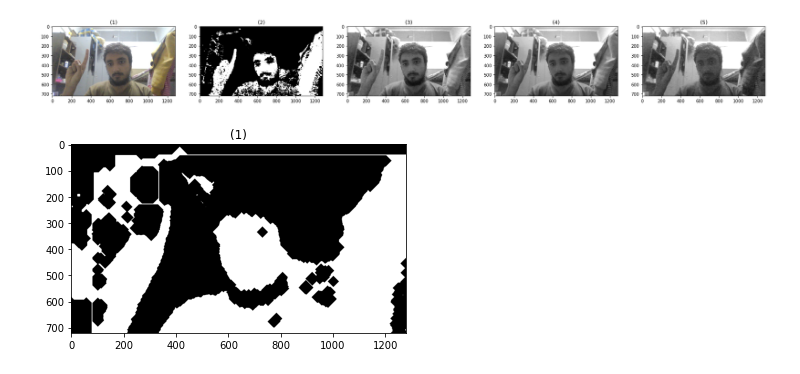
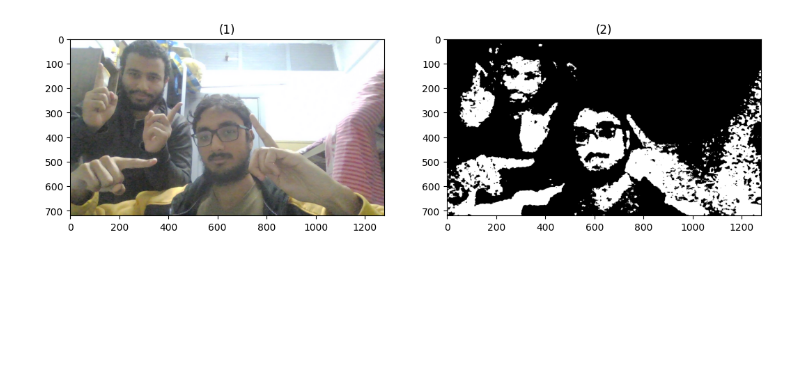
Before and after one commit to Mamdouh-Attia/AI_Virtual_Mouse, a Jupyter notebook: hand-detection.ipynb, the cells around one changed output. Drawn from its saved outputs; the diff is of its cells as text; code cells hidden in the pictures; blank space fills up the shorter version.

```diff
--- a/hand-detection.ipynb
+++ b/hand-detection.ipynb
@@ -13,25 +167,15 @@ dict_keys(['__header__', '__version__', '__globals__', 'centre_pixel'])
+# %%
+img = io.imread('./images/image9.jpeg')
 # %%
-img = io.imread('./images/image8.jpeg')
+
+mainImg = img
 R = img[:, :, 0]
 G = img[:, :, 1]
 B = img[:, :, 2]
 Y = 0.299 * R + 0.587 * G + 0.114 * B
 Cb = (B - Y) * 0.564 + 128
 Cr = (R - Y) * 0.713 + 128
-outImg = np.zeros((img.shape[0], img.shape[1]))
-for i in range(img.shape[0]):
-    for j in range(img.shape[1]):
-        outImg[i][j] = Cb[i][j] >= 77 and Cb[i][j] <= 127 and Cr[i][j] >= 133 and Cb[i][j] <= 180
-show_images([img, outImg, R, G, B])
+outImg = (Cb >= 77) * (Cb <= 127) * (Cr >= 133) * (Cr <= 180)
+show_images([img, outImg])
 # %% [output]
-[figure, old version]
+[figure, new version]
-# %%
-se = [[0, 1, 0], [1, 1, 1], [0, 1, 0]]
-img1 = np.copy(outImg)
-for i in range(20):
-    outImg = binary_dilation(outImg, se)
-for i in range(20):
-    outImg = binary_erosion(outImg, se)
-show_images([outImg])
-# %% [output]
-[figure, removed]
```
Also changed, not shown: parts of 19 cells of this notebook, 2 other files.
